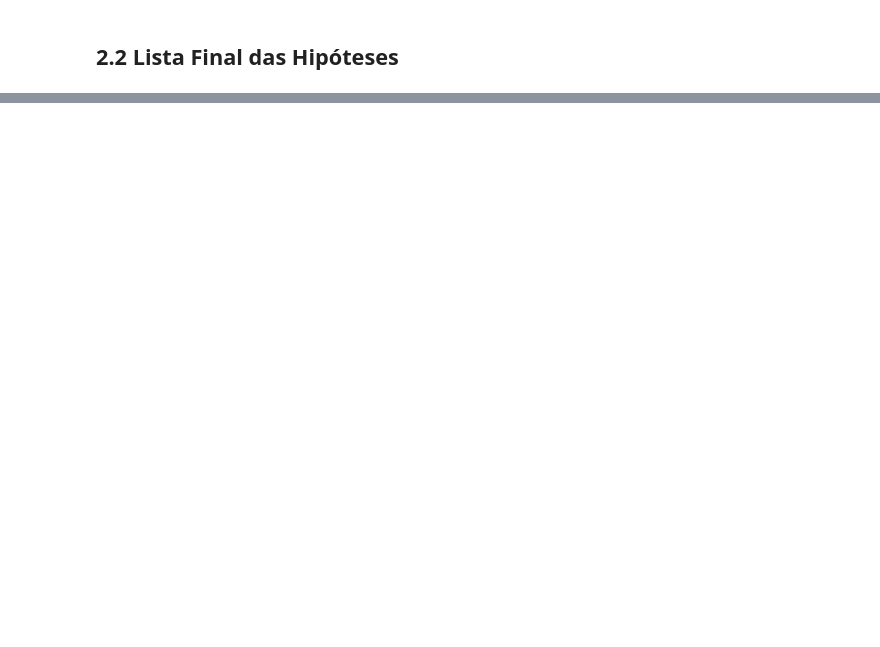
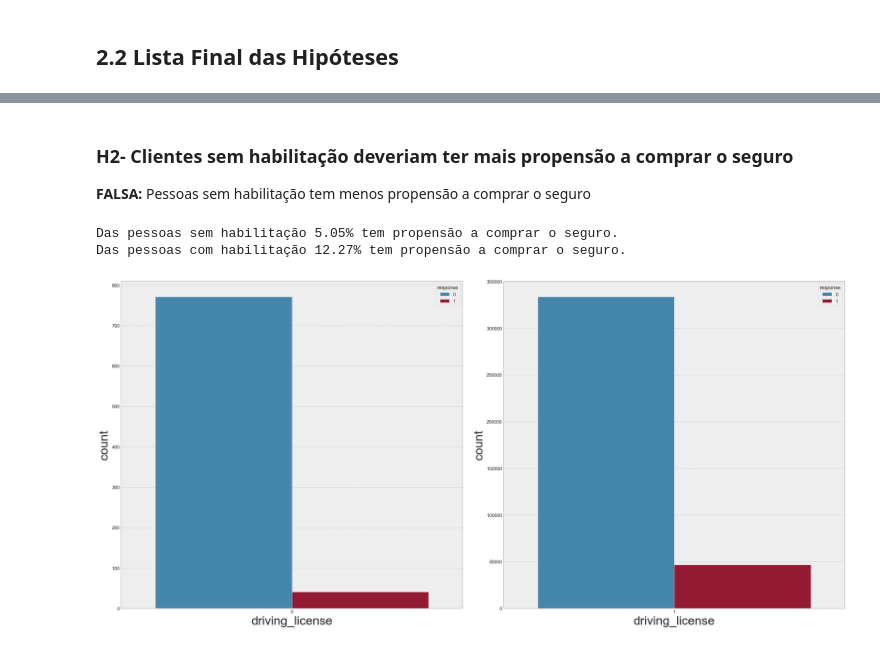
Before and after one commit to andersonrenatobonif/health_insurance, a Jupyter notebook: v01_health_insurance.ipynb, the cells around one changed output, grey strips where cells are left out. Cells and saved outputs as stored; diff of their text form; code cells hidden in the pictures; blank space fills up the shorter version.

```diff
--- a/v01_health_insurance.ipynb
+++ b/v01_health_insurance.ipynb
@@ -339,0 +395,27 @@ df3['vehicle_damage'].nunique()
+# %% [markdown]
+### H2- Clientes sem habilitação deveriam ter mais propensão a comprar o seguro
+
+**FALSA:** Pessoas sem habilitação tem menos propensão a comprar o seguro
+# %%
+# Percentual de compra dos sem habilitação
+total_sem_licensa =  ((((aux2['response'] == 1).sum()) / (len(aux2))) * 100).round(2)
+print(f'Das pessoas sem habilitação {total_sem_licensa}% tem propensão a comprar o seguro.')
+
+# Percentual de compra dos habilitados
+total_com_licensa =  ((((aux2_['response'] == 1).sum()) / (len(aux2_))) * 100).round(2)
+print(f'Das pessoas com habilitação {total_com_licensa}% tem propensão a comprar o seguro.')
+# %% [output]
+Das pessoas sem habilitação 5.05% tem propensão a comprar o seguro.
+Das pessoas com habilitação 12.27% tem propensão a comprar o seguro.
+# %%
+# Sem habilitação
+plt.subplot(1, 2, 1)
+aux2 = df3[df3['driving_license'] == 0]
+sns.countplot(data=aux2, x='driving_license', hue='response')
+
+# Habilitados
+aux2_ = df3[df3['driving_license'] == 1]
+sns.countplot(data=aux2_, x='driving_license', hue='response')
+plt.tight_layout();
+# %% [output]
+[figure, added]
```
Also changed, not shown: parts of 48 cells of this notebook.
